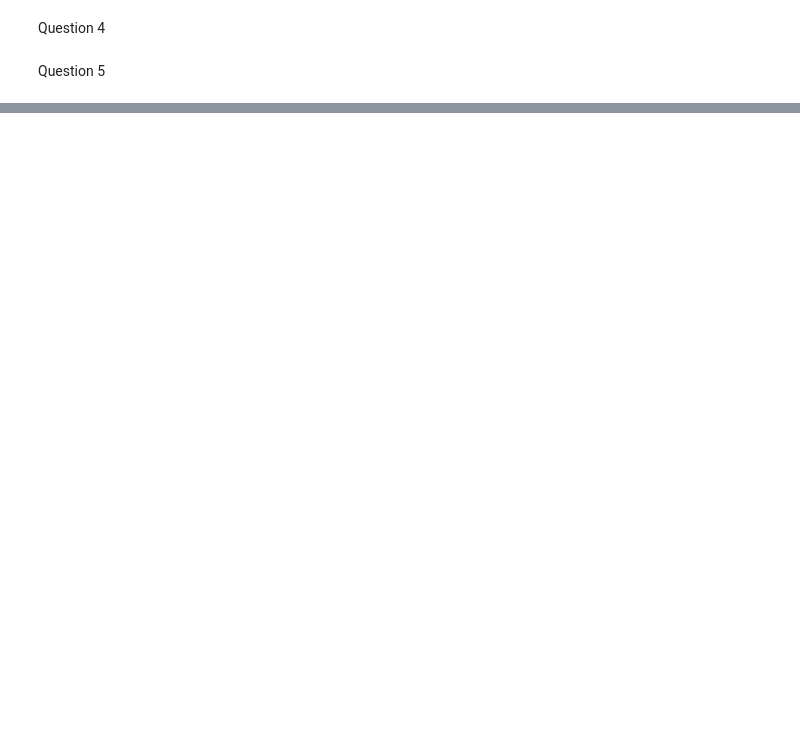
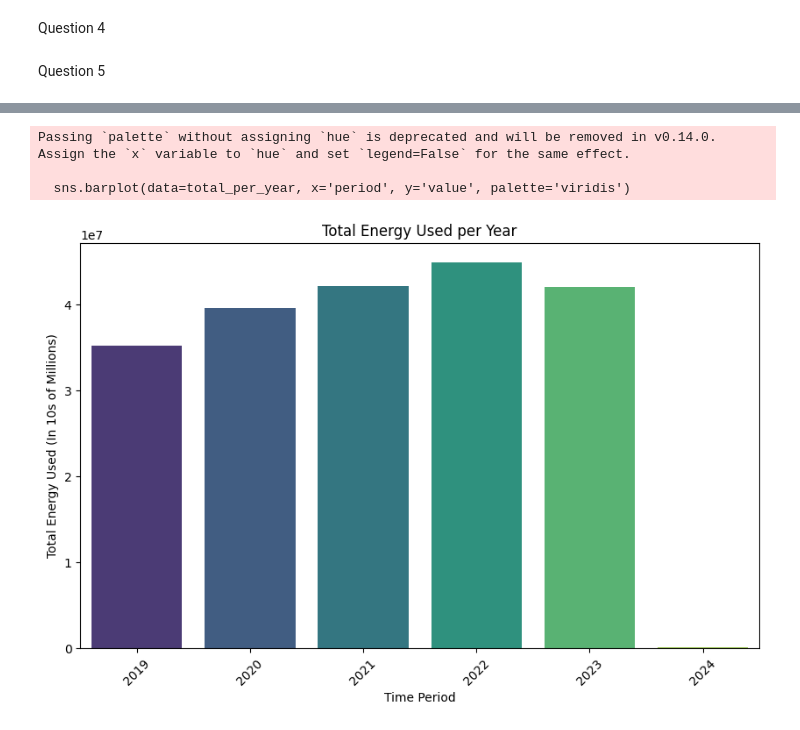
Before and after one commit to EllaThomasson/labs-ds3001, a Jupyter notebook: Lab_Solutions.ipynb, the cells around one changed output, grey strips where cells are left out. Drawn from its saved outputs; the diff is of its cells as text; code cells hidden in the pictures; blank space fills up the shorter version.

```diff
--- a/Lab_Solutions.ipynb
+++ b/Lab_Solutions.ipynb
@@ -16,2 +162,15 @@ Question 4
 # %% [markdown]
 Question 5
+# %%
+
+# api call
+
+api_key = 'MRLVP1tc5BpEuFVaMYB8vJGUfmzcCt3YcTrKavIz'  # Replace 'key' with your actual API key
+url = f'https://api.eia.gov/v2/total-energy/data/?api_key={api_key}&frequency=annual&data[0]=value&sort[0][column]=period&sort[0][direction]=desc&offset=0&length=5000'
+
+response = urllib.request.urlopen(url)
+response_bytes = response.read()
+data = json.loads(response_bytes)
+response.close()
+
+df = pd.DataFrame(data['response']['data'])
@@ -17,0 +193,30 @@ Question 5
+# %%
+
+# wrangling - making NA values, making the data numeric
+
+df['value'].value_counts()
+
+df['value'] = df['value'].replace(['Not Available', 'No Data Reported','Withheld','Not Applicable'],np.nan)
+
+df['value'].value_counts()
+
+df['value'] = pd.to_numeric(df['value'])
+# %%
+
+# here, we are looking at the total energy used per year.
+
+total_per_year = df.groupby('period')['value'].sum().reset_index()
+
+# Plotting
+plt.figure(figsize=(10, 6))
+sns.barplot(data=total_per_year, x='period', y='value', palette='viridis')
+plt.xticks(rotation=45)
+plt.title('Total Energy Used per Year')
+plt.xlabel('Time Period')
+plt.ylabel('Total Energy Used (In 10s of Millions)')
+plt.show()
+# %% [output]
+Passing `palette` without assigning `hue` is deprecated and will be removed in v0.14.0. Assign the `x` variable to `hue` and set `legend=False` for the same effect.
+
+  sns.barplot(data=total_per_year, x='period', y='value', palette='viridis')
+[figure, added]
```
Also changed, not shown: parts of 9 cells of this notebook.
